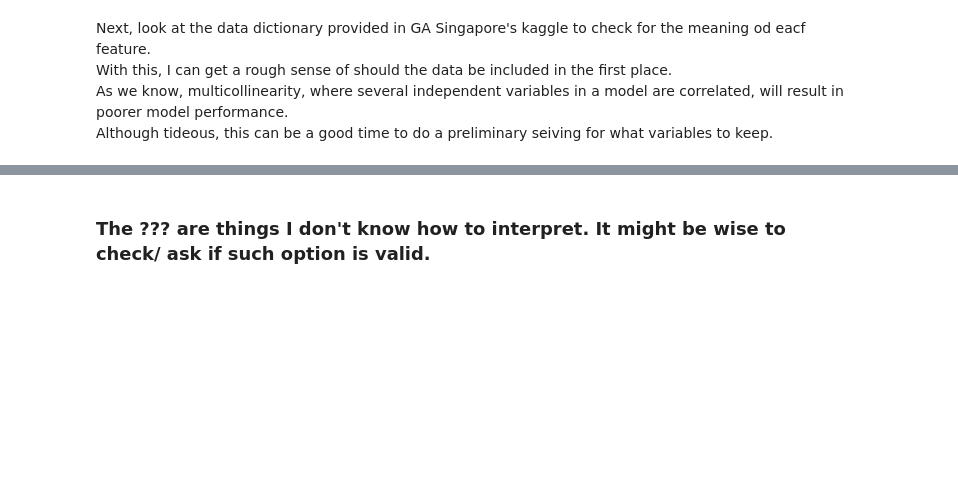
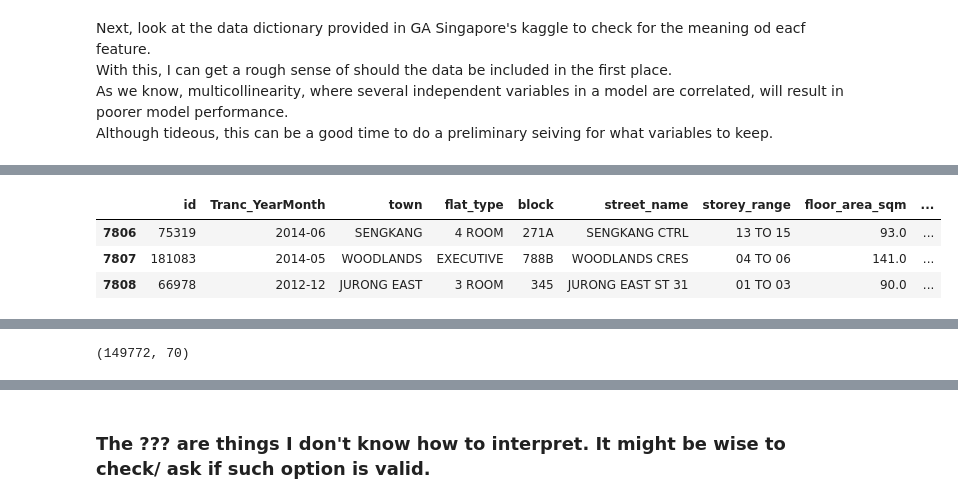
Before and after one commit to Luke-zm/DSI_Proj, a Jupyter notebook: project_2/code/house_EDA.ipynb, the cells around one changed output, grey strips where cells are left out. Drawn from its saved outputs; the diff is of its cells as text; code cells hidden in the pictures; blank space fills up the shorter version.

```diff
--- a/project_2/code/house_EDA.ipynb
+++ b/project_2/code/house_EDA.ipynb
@@ -391,0 +343,10 @@ train_copy = train.copy(deep=True)
+# %%
+# Seems there are 356 duplicated entries?
+# To make sure they are duplicates, check indices.
+display(train_copy[7806:7809])
+display(train_copy[11119:11122])
+# %% [output]
+|  | id | Tranc_YearMonth | town | flat_type | block | street_name | storey_range | floor_area_sqm | ... |
+| 7806 | 75319 | 2014-06 | SENGKANG | 4 ROOM | 271A | SENGKANG CTRL | 13 TO 15 | 93.0 | ... |
+| 7807 | 181083 | 2014-05 | WOODLANDS | EXECUTIVE | 788B | WOODLANDS CRES | 04 TO 06 | 141.0 | ... |
+| 7808 | 66978 | 2012-12 | JURONG EAST | 3 ROOM | 345 | JURONG EAST ST 31 | 01 TO 03 | 90.0 | ... |
@@ -392,3 +359,7 @@ train_copy = train.copy(deep=True)
+# %%
+train_copy.shape
+# %% [output]
+(149772, 70)
 # %%
 # remove resale_price from dataframe for analysis on on correlated data
 train_copy.drop(columns=['resale_price'], inplace=True)
```
Also changed, not shown: parts of 47 cells of this notebook, 2 other files.
